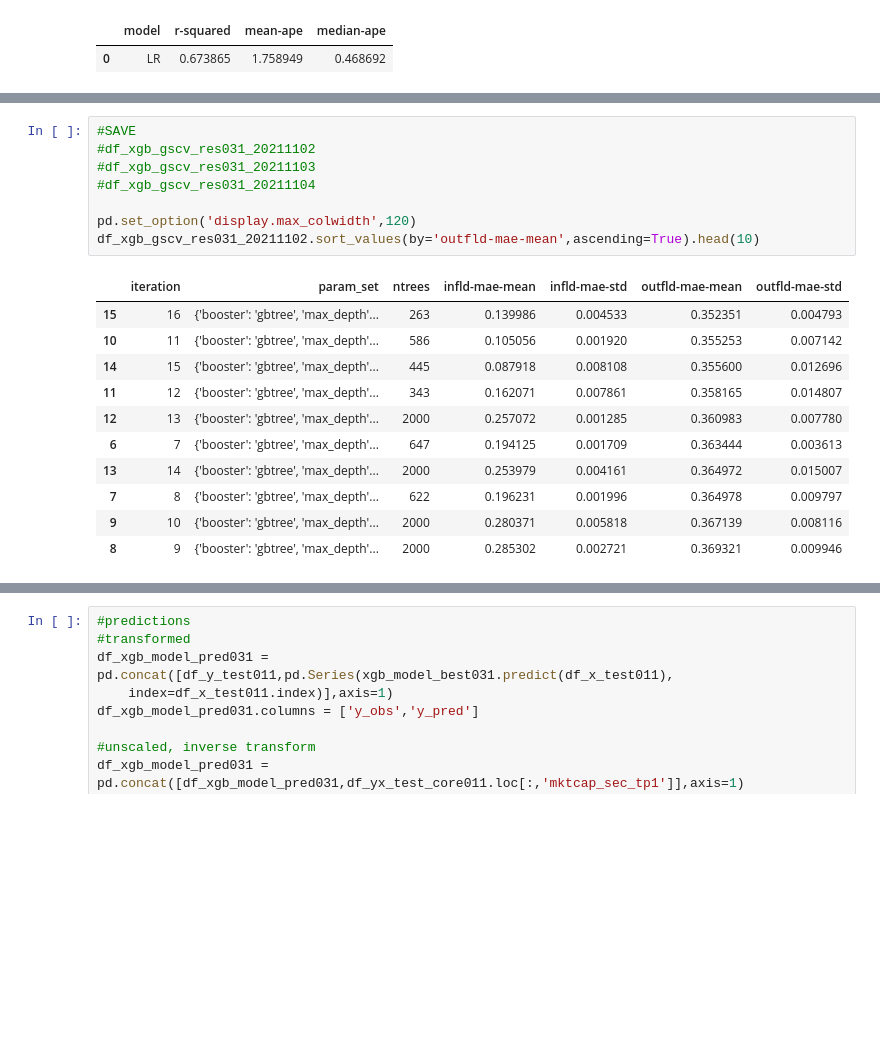
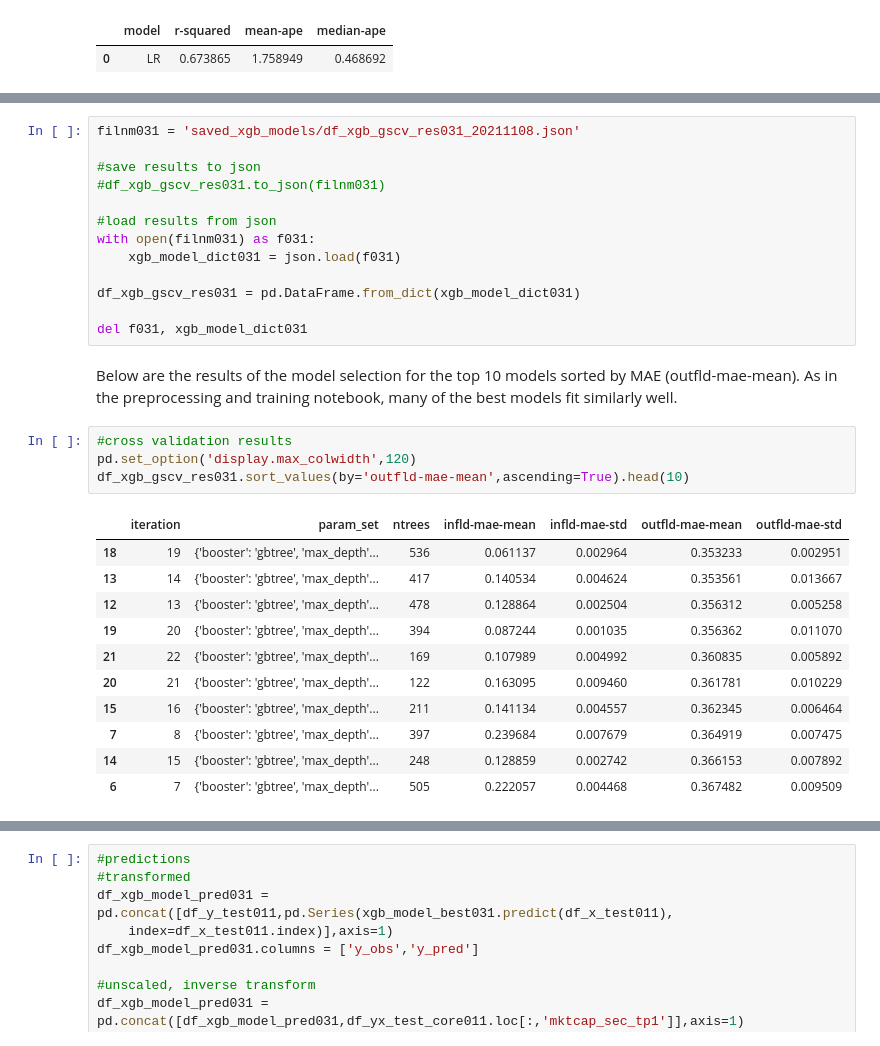
Before and after one commit to gskalski267/springboard, a Jupyter notebook: Capstone_Project_3/notebooks/041_Cap3_Modeling.ipynb, the cells around one changed output, grey strips where cells are left out. Saved outputs shown, nothing was run; the diff lists cells and outputs as text; blank space fills up the shorter version.

Commit message:
Cap3 Modeling, version01

```diff
--- a/Capstone_Project_3/notebooks/041_Cap3_Modeling.ipynb
+++ b/Capstone_Project_3/notebooks/041_Cap3_Modeling.ipynb
@@ -955,20 +1040,31 @@ print(gscv_start031,gscv_end031,gscv_elapsed031)
+# %%
+filnm031 = 'saved_xgb_models/df_xgb_gscv_res031_20211108.json'
+
+#save results to json
+#df_xgb_gscv_res031.to_json(filnm031)
+
+#load results from json
+with open(filnm031) as f031:
+    xgb_model_dict031 = json.load(f031)
+
+df_xgb_gscv_res031 = pd.DataFrame.from_dict(xgb_model_dict031)
+
+del f031, xgb_model_dict031
+# %% [markdown]
+Below are the results of the model selection for the top 10 models sorted by MAE (outfld-mae-mean).  As in the preprocessing and training notebook, many of the best models fit similarly well.
 # %%
-#SAVE
-#df_xgb_gscv_res031_20211102
-#df_xgb_gscv_res031_20211103
-#df_xgb_gscv_res031_20211104
-
+#cross validation results
 pd.set_option('display.max_colwidth',120)
-df_xgb_gscv_res031_20211102.sort_values(by='outfld-mae-mean',ascending=True).head(10)
+df_xgb_gscv_res031.sort_values(by='outfld-mae-mean',ascending=True).head(10)
 # %% [output]
 |  | iteration | param_set | ntrees | infld-mae-mean | infld-mae-std | outfld-mae-mean | outfld-mae-std |
-| 15 | 16 | {'booster': 'gbtree', 'max_depth'... | 263 | 0.139986 | 0.004533 | 0.352351 | 0.004793 |
-| 10 | 11 | {'booster': 'gbtree', 'max_depth'... | 586 | 0.105056 | 0.001920 | 0.355253 | 0.007142 |
-| 14 | 15 | {'booster': 'gbtree', 'max_depth'... | 445 | 0.087918 | 0.008108 | 0.355600 | 0.012696 |
-| 11 | 12 | {'booster': 'gbtree', 'max_depth'... | 343 | 0.162071 | 0.007861 | 0.358165 | 0.014807 |
-| 12 | 13 | {'booster': 'gbtree', 'max_depth'... | 2000 | 0.257072 | 0.001285 | 0.360983 | 0.007780 |
-| 6 | 7 | {'booster': 'gbtree', 'max_depth'... | 647 | 0.194125 | 0.001709 | 0.363444 | 0.003613 |
-| 13 | 14 | {'booster': 'gbtree', 'max_depth'... | 2000 | 0.253979 | 0.004161 | 0.364972 | 0.015007 |
-| 7 | 8 | {'booster': 'gbtree', 'max_depth'... | 622 | 0.196231 | 0.001996 | 0.364978 | 0.009797 |
-| 9 | 10 | {'booster': 'gbtree', 'max_depth'... | 2000 | 0.280371 | 0.005818 | 0.367139 | 0.008116 |
-| 8 | 9 | {'booster': 'gbtree', 'max_depth'... | 2000 | 0.285302 | 0.002721 | 0.369321 | 0.009946 |
+| 18 | 19 | {'booster': 'gbtree', 'max_depth'... | 536 | 0.061137 | 0.002964 | 0.353233 | 0.002951 |
+| 13 | 14 | {'booster': 'gbtree', 'max_depth'... | 417 | 0.140534 | 0.004624 | 0.353561 | 0.013667 |
+| 12 | 13 | {'booster': 'gbtree', 'max_depth'... | 478 | 0.128864 | 0.002504 | 0.356312 | 0.005258 |
+| 19 | 20 | {'booster': 'gbtree', 'max_depth'... | 394 | 0.087244 | 0.001035 | 0.356362 | 0.011070 |
+| 21 | 22 | {'booster': 'gbtree', 'max_depth'... | 169 | 0.107989 | 0.004992 | 0.360835 | 0.005892 |
+| 20 | 21 | {'booster': 'gbtree', 'max_depth'... | 122 | 0.163095 | 0.009460 | 0.361781 | 0.010229 |
+| 15 | 16 | {'booster': 'gbtree', 'max_depth'... | 211 | 0.141134 | 0.004557 | 0.362345 | 0.006464 |
+| 7 | 8 | {'booster': 'gbtree', 'max_depth'... | 397 | 0.239684 | 0.007679 | 0.364919 | 0.007475 |
+| 14 | 15 | {'booster': 'gbtree', 'max_depth'... | 248 | 0.128859 | 0.002742 | 0.366153 | 0.007892 |
+| 6 | 7 | {'booster': 'gbtree', 'max_depth'... | 505 | 0.222057 | 0.004468 | 0.367482 | 0.009509 |
```
Also changed, not shown: parts of 115 cells of this notebook.
